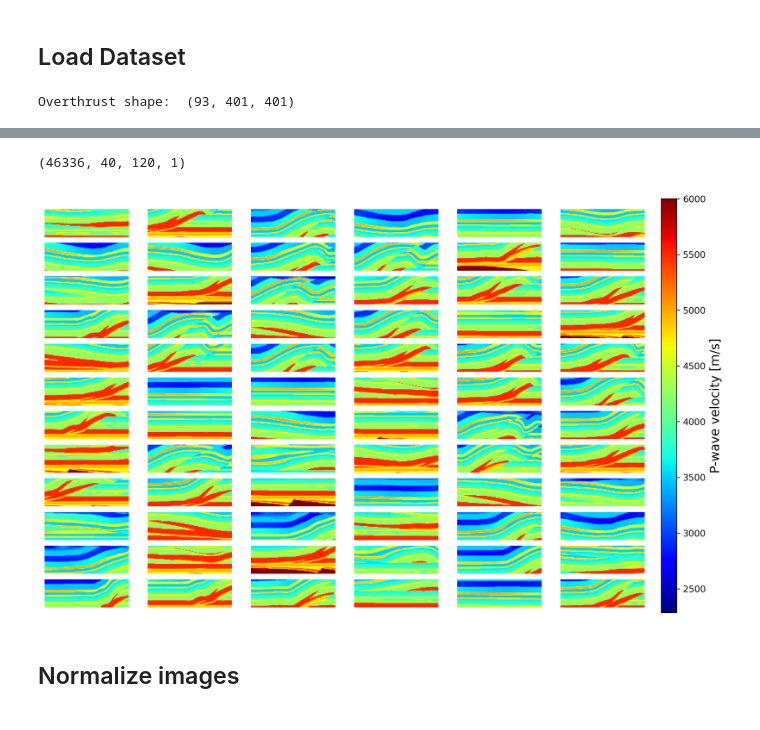
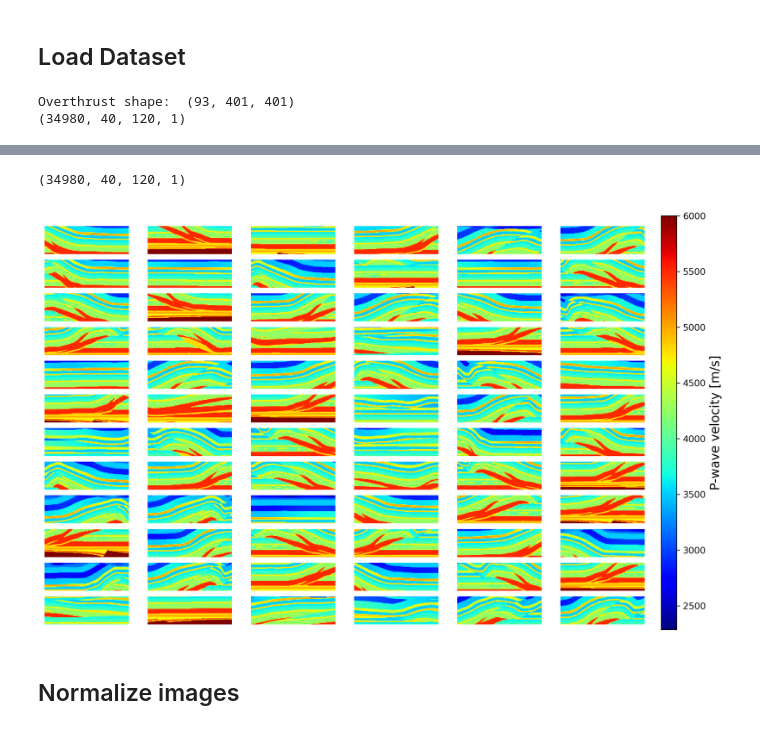
Before and after one commit to medicinely/fwi, a Jupyter notebook: 7_WGAN_GP_new_model.ipynb, the cells around one changed output, grey strips where cells are left out. Cells and saved outputs as stored; diff of their text form; code cells hidden in the pictures.

```diff
--- a/7_WGAN_GP_new_model.ipynb
+++ b/7_WGAN_GP_new_model.ipynb
@@ -75,20 +75,21 @@ def crop_images(data, crop_size, z_interval, x_interval, y_interval):
 # Given data (replace this with your actual data)
 crop_size = (40, 120)  # Crop size [height, width]
 z_interval = 4  # Interval on z-axis
-x_interval = 3 # Interval on x-axis
-y_interval = 3  # Interval on y-axis
+x_interval = 5 # Interval on x-axis
+y_interval = 5  # Interval on y-axis
 
 # Crop images
 cropped_images = crop_images(vel, crop_size, z_interval, x_interval, y_interval)
 n_img = cropped_images.shape[0]
 cropped_images = cropped_images.reshape(n_img, crop_size[0], crop_size[1], 1).astype('float32')
-cropped_images = cropped_images[:int(n_img - n_img%256),:,:,:]
+# cropped_images = np.concatenate((cropped_images,np.flip(cropped_images,axis=1)), axis=0)
+cropped_images = np.concatenate((cropped_images,np.flip(cropped_images,axis=2)), axis=0)
+print(cropped_images.shape)
+# cropped_images = cropped_images[:int(n_img - n_img%256),:,:,:]
 
 # Upsample the images to the target size
 # cropped_images = tf.image.resize(cropped_images, size=(200, 600))
 cropped_images = tf.cast(cropped_images, tf.float32)
-
-# Display shape of cropped images
 print(cropped_images.shape)
 
 fig = plt.figure(figsize=(12, 8), dpi=300)
@@ -105,3 +106,4 @@ cb.set_label("P-wave velocity [m/s]", fontsize=14)
 plt.show()
 # %% [output]
 Overthrust shape:  (93, 401, 401)
+(34980, 40, 120, 1)
@@ -120,5 +122,5 @@ To enable them in other operations, rebuild TensorFlow with the appropriate comp
-(46336, 40, 120, 1)
+(34980, 40, 120, 1)
-[figure, old version]
+[figure, new version]
 # %% [markdown]
 ## Normalize images
 # %%
```
Also changed, not shown: parts of 8 cells of this notebook.
